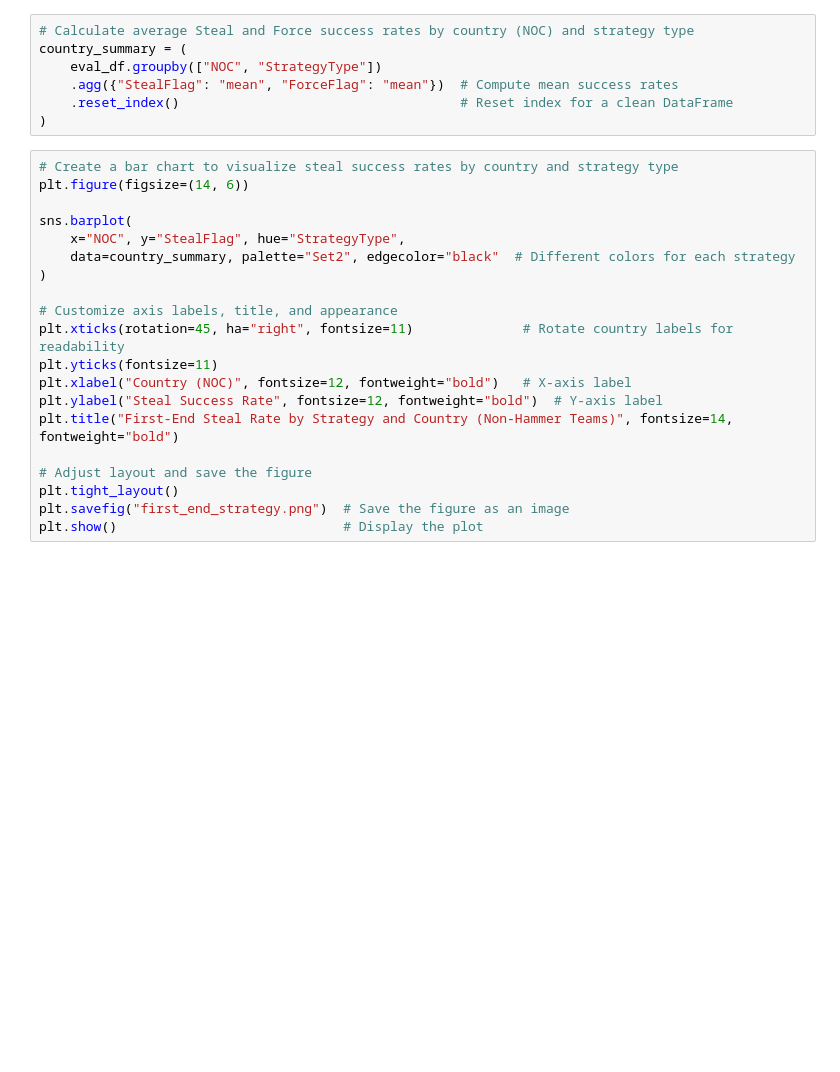
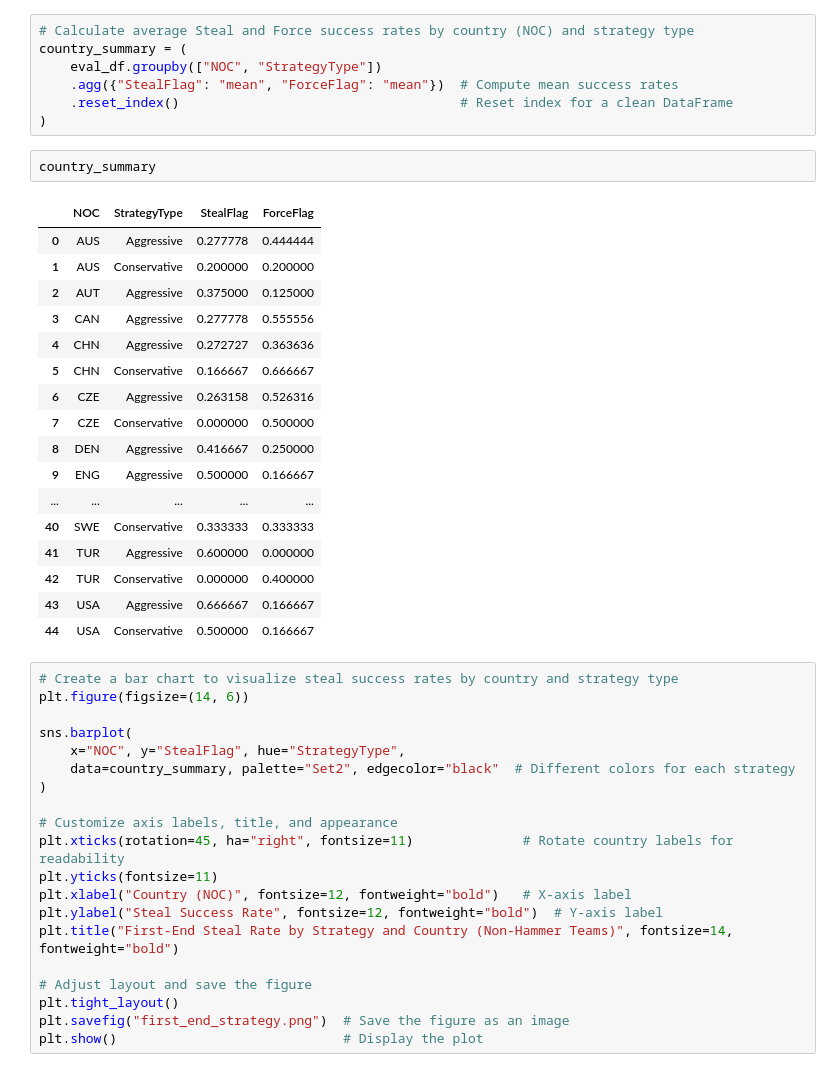
Before and after one commit to j00hyun/Data-Jam-2025, a Jupyter notebook: Strategy for 1 End Non-Hammer Team.ipynb, the cells around one changed output. Drawn from its saved outputs; the diff is of its cells as text; blank space fills up the shorter version.

```diff
--- a/Strategy for 1 End Non-Hammer Team.ipynb
+++ b/Strategy for 1 End Non-Hammer Team.ipynb
@@ -402,6 +421,26 @@ country_summary = (
     .agg({"StealFlag": "mean", "ForceFlag": "mean"})  # Compute mean success rates
     .reset_index()                                    # Reset index for a clean DataFrame
 )
+# %%
+country_summary
+# %% [output]
+|  | NOC | StrategyType | StealFlag | ForceFlag |
+| 0 | AUS | Aggressive | 0.277778 | 0.444444 |
+| 1 | AUS | Conservative | 0.200000 | 0.200000 |
+| 2 | AUT | Aggressive | 0.375000 | 0.125000 |
+| 3 | CAN | Aggressive | 0.277778 | 0.555556 |
+| 4 | CHN | Aggressive | 0.272727 | 0.363636 |
+| 5 | CHN | Conservative | 0.166667 | 0.666667 |
+| 6 | CZE | Aggressive | 0.263158 | 0.526316 |
+| 7 | CZE | Conservative | 0.000000 | 0.500000 |
+| 8 | DEN | Aggressive | 0.416667 | 0.250000 |
+| 9 | ENG | Aggressive | 0.500000 | 0.166667 |
+| ... | ... | ... | ... | ... |
+| 40 | SWE | Conservative | 0.333333 | 0.333333 |
+| 41 | TUR | Aggressive | 0.600000 | 0.000000 |
+| 42 | TUR | Conservative | 0.000000 | 0.400000 |
+| 43 | USA | Aggressive | 0.666667 | 0.166667 |
+| 44 | USA | Conservative | 0.500000 | 0.166667 |
 # %%
 # Create a bar chart to visualize steal success rates by country and strategy type
 plt.figure(figsize=(14, 6))
```
Also changed, not shown: parts of 8 cells of this notebook.
